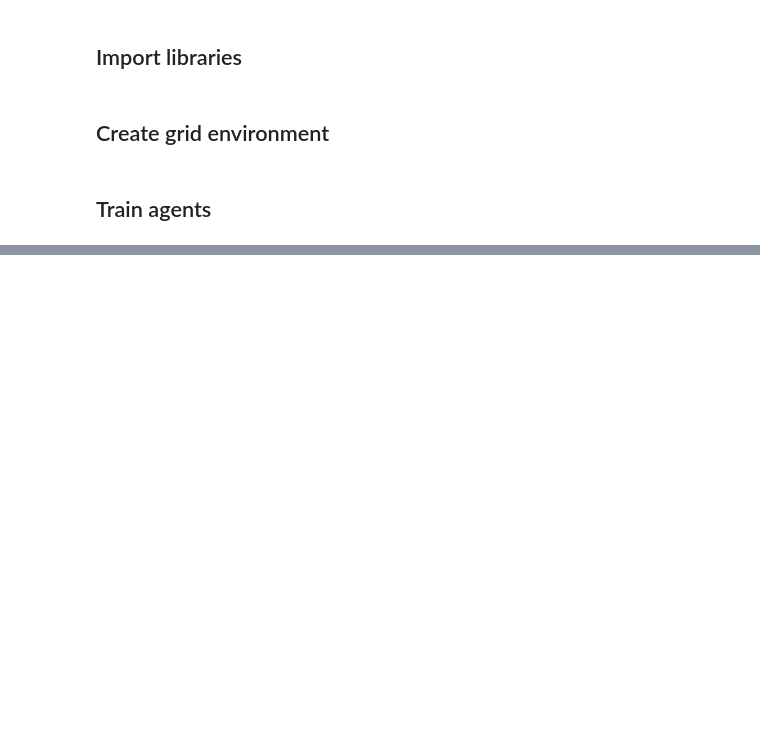
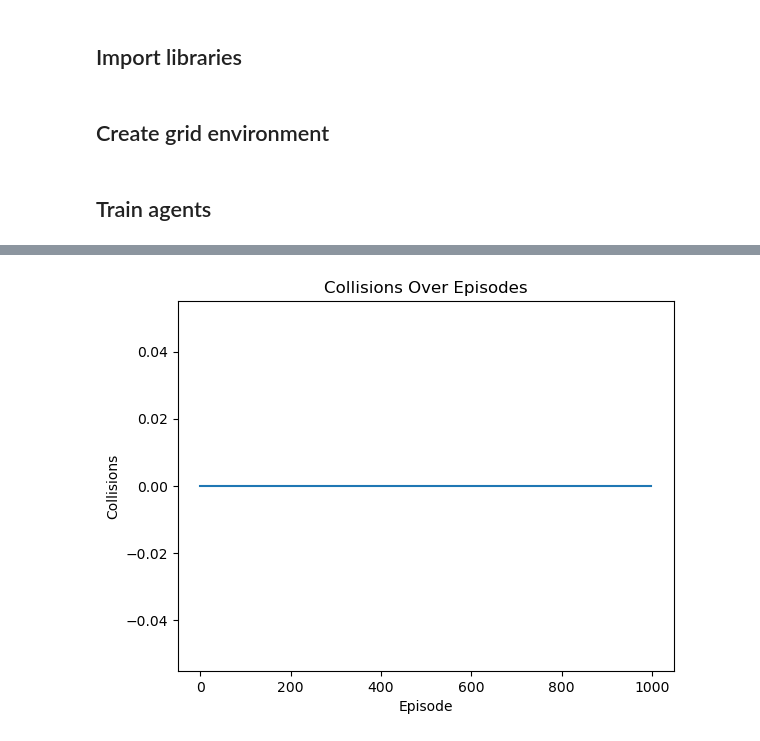
Before and after one commit to AiluielenA/reinforcement_learning, a Jupyter notebook: project/warehouse_robot.ipynb, the cells around one changed output, grey strips where cells are left out. Drawn from its saved outputs; the diff is of its cells as text; code cells hidden in the pictures; blank space fills up the shorter version.

```diff
--- a/project/warehouse_robot.ipynb
+++ b/project/warehouse_robot.ipynb
@@ -265,0 +321,8 @@ for episode in range(episodes):
+# %%
+plt.plot(collisions)
+plt.xlabel('Episode')
+plt.ylabel('Collisions')
+plt.title('Collisions Over Episodes')
+plt.show()
+# %% [output]
+[figure, added]
```
Also changed, not shown: parts of 3 cells of this notebook.
